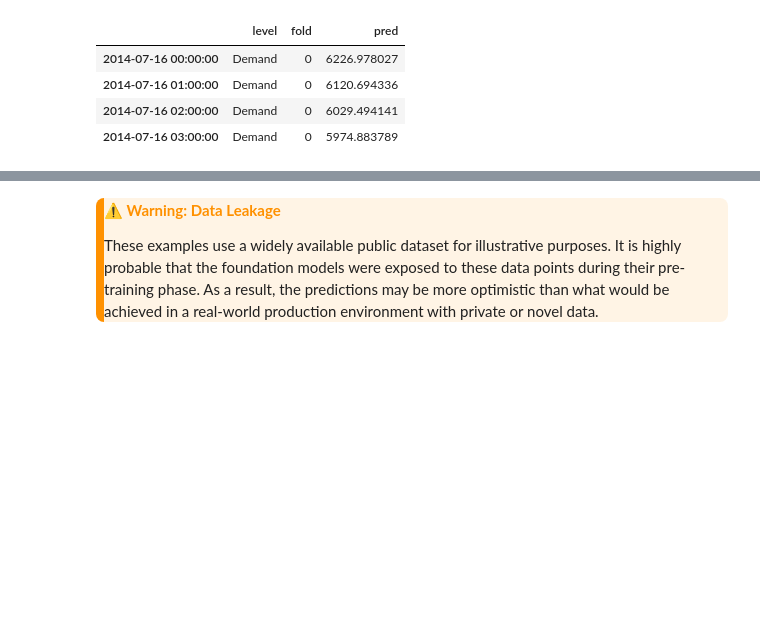
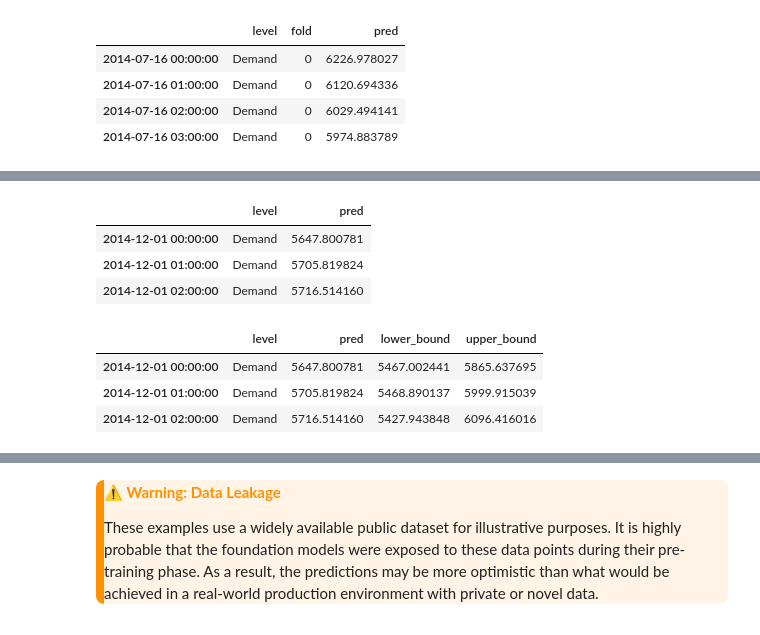
Before and after one commit to NX-AI/skforecast, a Jupyter notebook: docs/user_guides/foundation-forecasting-models.ipynb, the cells around one changed output, grey strips where cells are left out. Drawn from its saved outputs; the diff is of its cells as text; code cells hidden in the pictures; blank space fills up the shorter version.

```diff
--- a/docs/user_guides/foundation-forecasting-models.ipynb
+++ b/docs/user_guides/foundation-forecasting-models.ipynb
@@ -1221,0 +1258,30 @@ Backtest predictions
+# %%
+# Predictions: point forecast
+# ==============================================================================
+steps = 24
+predictions = forecaster.predict(
+                  steps = steps,
+                  exog  = data_test[["Temperature", "Holiday"]]
+              )
+
+predictions.head(3)
+# %% [output]
+|  | level | pred |
+| 2014-12-01 00:00:00 | Demand | 5647.800781 |
+| 2014-12-01 01:00:00 | Demand | 5705.819824 |
+| 2014-12-01 02:00:00 | Demand | 5716.514160 |
+# %%
+# Predictions: intervals
+# ==============================================================================
+predictions_intervals = forecaster.predict_interval(
+                            steps    = steps,
+                            exog     = data_test[["Temperature", "Holiday"]],
+                            interval = [0.1, 0.9],  # 80% prediction interval
+                        )
+
+predictions_intervals.head(3)
+# %% [output]
+|  | level | pred | lower_bound | upper_bound |
+| 2014-12-01 00:00:00 | Demand | 5647.800781 | 5467.002441 | 5865.637695 |
+| 2014-12-01 01:00:00 | Demand | 5705.819824 | 5468.890137 | 5999.915039 |
+| 2014-12-01 02:00:00 | Demand | 5716.514160 | 5427.943848 | 6096.416016 |
```
Also changed, not shown: parts of 8 cells of this notebook.
